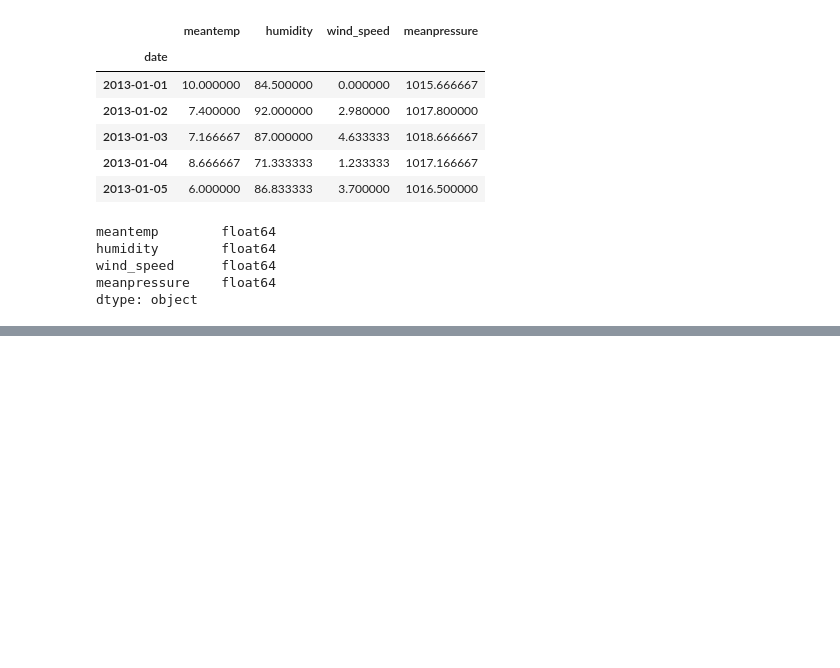
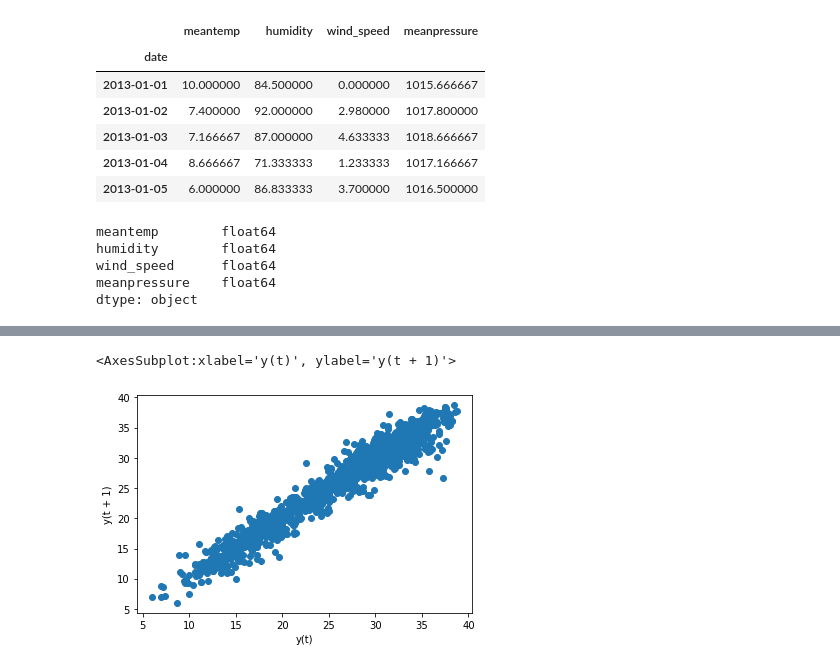
Before and after one commit to CruddyInstance/time_series_prediction, a Jupyter notebook: Climate Change Timeseries.ipynb, the cells around one changed output, grey strips where cells are left out. Cells and saved outputs as stored; diff of their text form; code cells hidden in the pictures; blank space fills up the shorter version.

```diff
--- a/Climate Change Timeseries.ipynb
+++ b/Climate Change Timeseries.ipynb
@@ -34,0 +44,5 @@ train['meantemp'].plot(figsize=(10,5))
+# %%
+lag_plot(train['meantemp'])
+# %% [output]
+<AxesSubplot:xlabel='y(t)', ylabel='y(t + 1)'>
+[figure, added]
```
Also changed, not shown: parts of 21 cells of this notebook.
